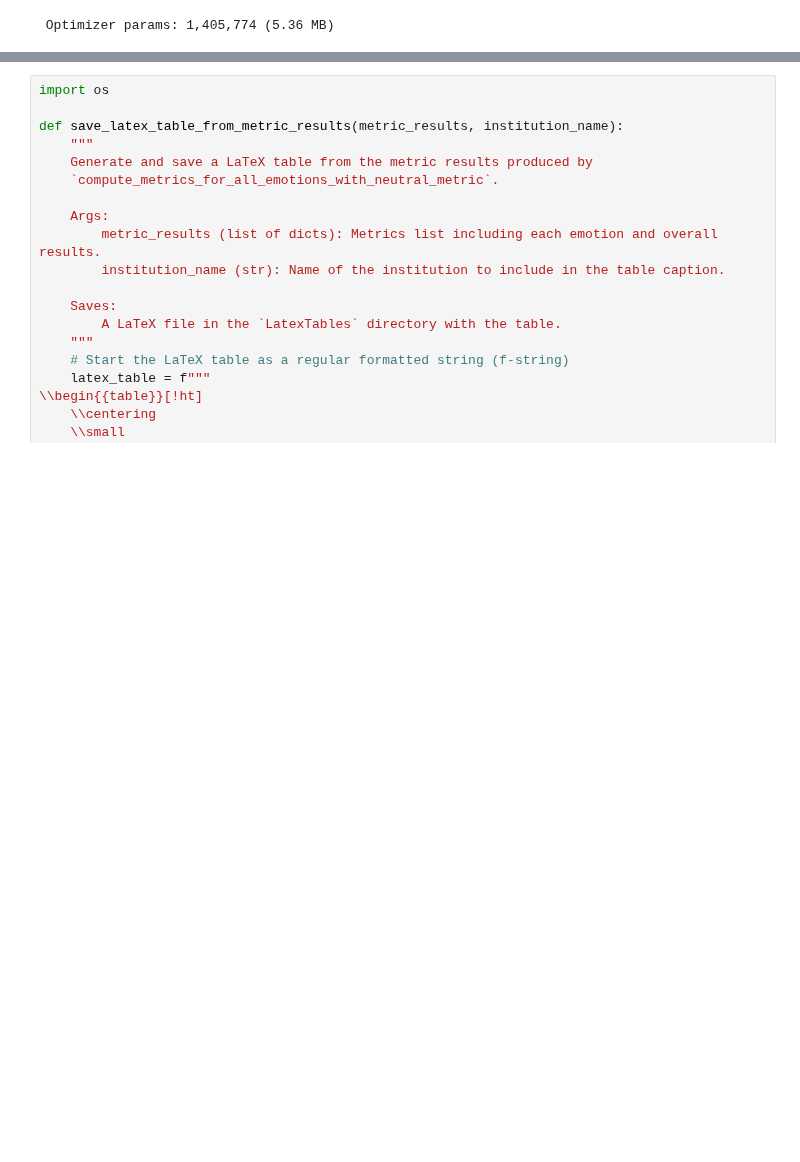
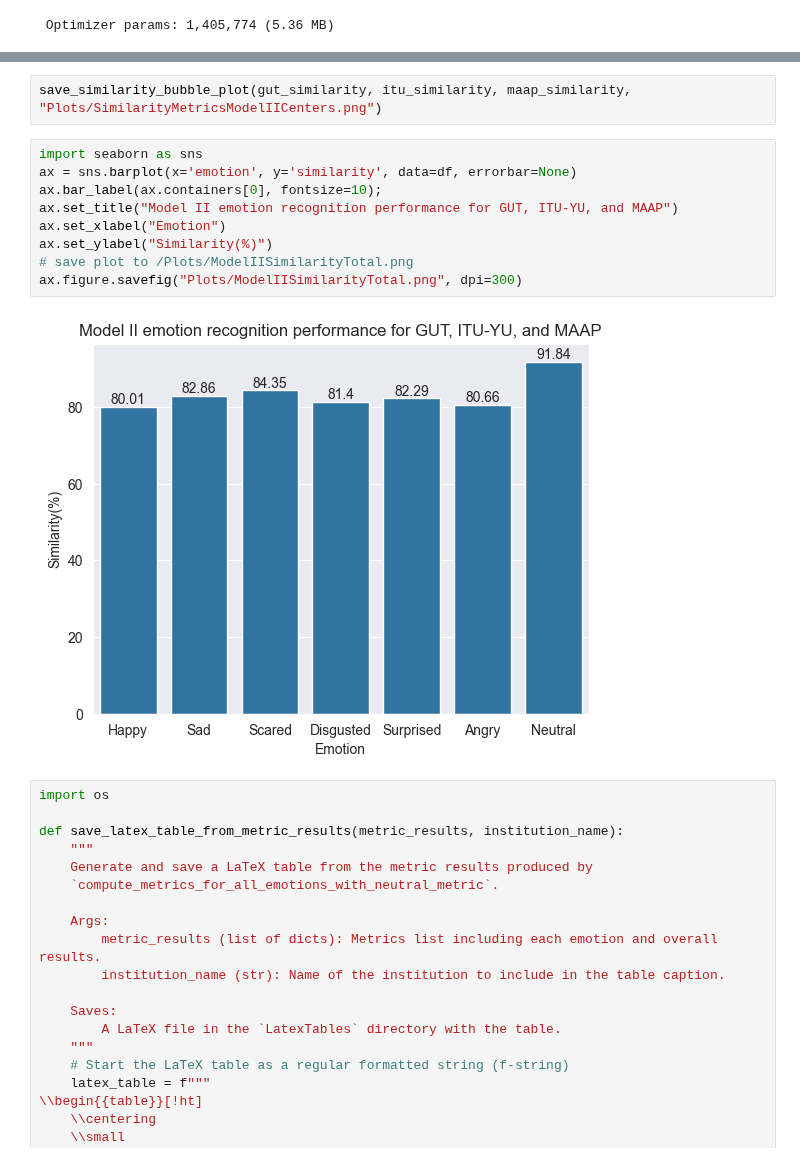
Before and after one commit to Azirral/de-face-recognition, a Jupyter notebook: Metrics.ipynb, the cells around one changed output, grey strips where cells are left out. Saved outputs shown, nothing was run; the diff lists cells and outputs as text; blank space fills up the shorter version.

```diff
--- a/Metrics.ipynb
+++ b/Metrics.ipynb
@@ -747,3 +840,16 @@ Overall Metrics: {'Labels Used': 3924, 'Similarity': 0.811871180931727, 'MSE': 0
+# %%
+save_similarity_bubble_plot(gut_similarity, itu_similarity, maap_similarity, "Plots/SimilarityMetricsModelIICenters.png")
+# %%
+import seaborn as sns
+ax = sns.barplot(x='emotion', y='similarity', data=df, errorbar=None)
+ax.bar_label(ax.containers[0], fontsize=10);
+ax.set_title("Model II emotion recognition performance for GUT, ITU-YU, and MAAP")
+ax.set_xlabel("Emotion")
+ax.set_ylabel("Similarity(%)")
+# save plot to /Plots/ModelIISimilarityTotal.png
+ax.figure.savefig("Plots/ModelIISimilarityTotal.png", dpi=300)
+# %% [output]
+[figure, added]
 # %%
 import os
 
```
Also changed, not shown: parts of 6 cells of this notebook, 31 other files.
